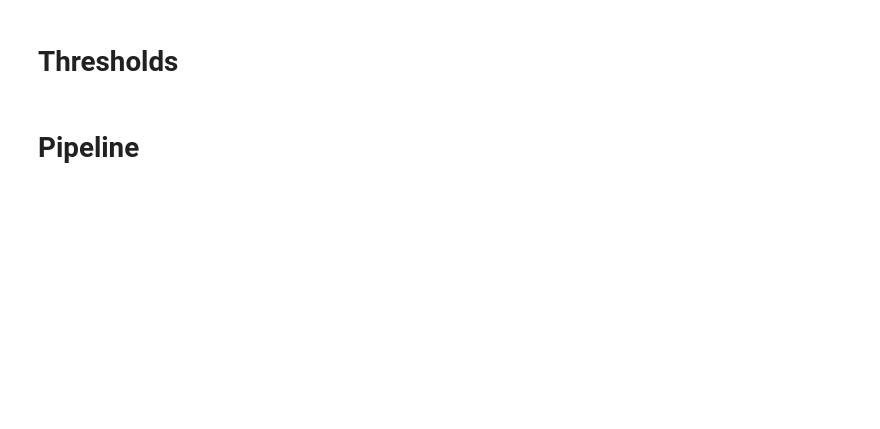
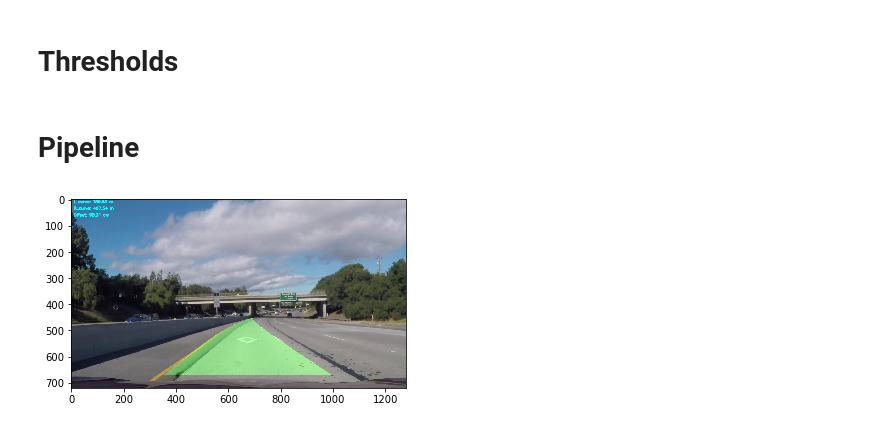
Before and after one commit to truongconghiep/CarND-Advanced-Lane-Lines, a Jupyter notebook: CarND-Advanced-Lane-Lines.ipynb, the cells around one changed output. Saved outputs shown, nothing was run; the diff lists cells and outputs as text; code cells hidden in the pictures; blank space fills up the shorter version.

```diff
--- a/CarND-Advanced-Lane-Lines.ipynb
+++ b/CarND-Advanced-Lane-Lines.ipynb
@@ -328,2 +508,8 @@ thresholds[5] = (90, 255) # s channel in HLS color threshold
 # %% [markdown]
 # Pipeline
+# %%
+left, write, img_p = Pineline(img, M, mtx, dist, thresholds = thresholds)
+plt.imshow(img_p)
+plt.show()
+# %% [output]
+[figure, added]
```
Also changed, not shown: parts of 10 cells of this notebook.
